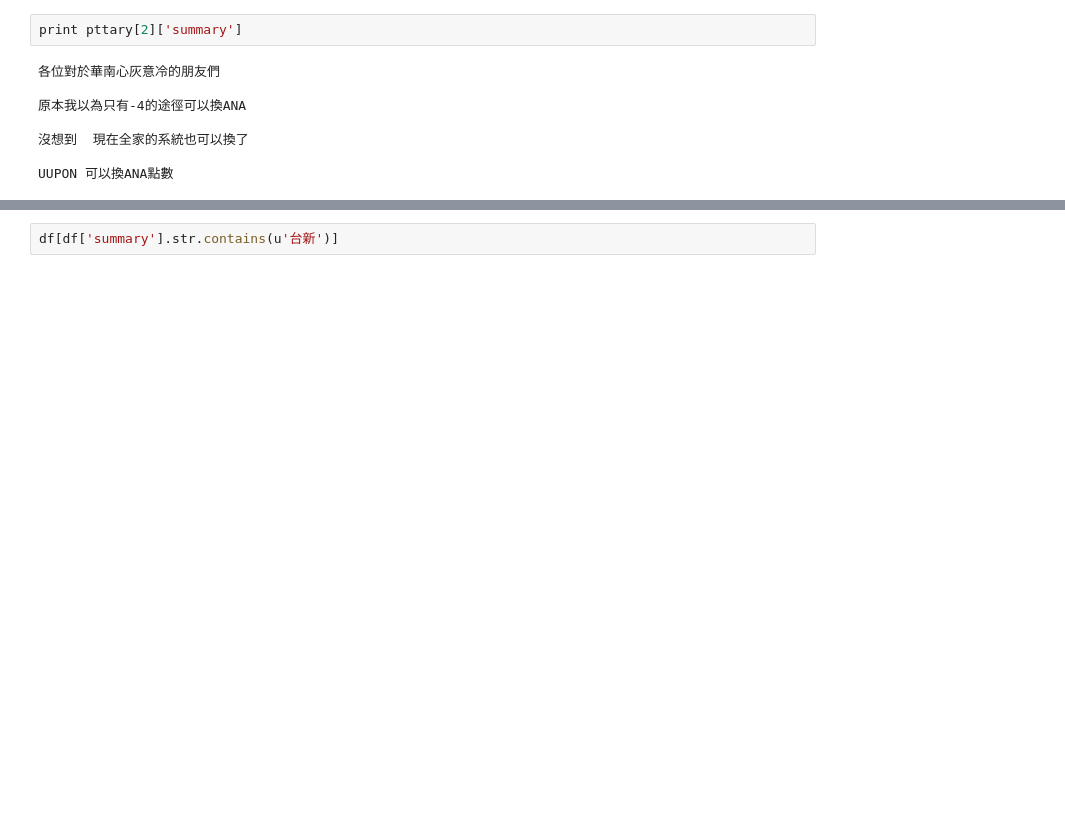
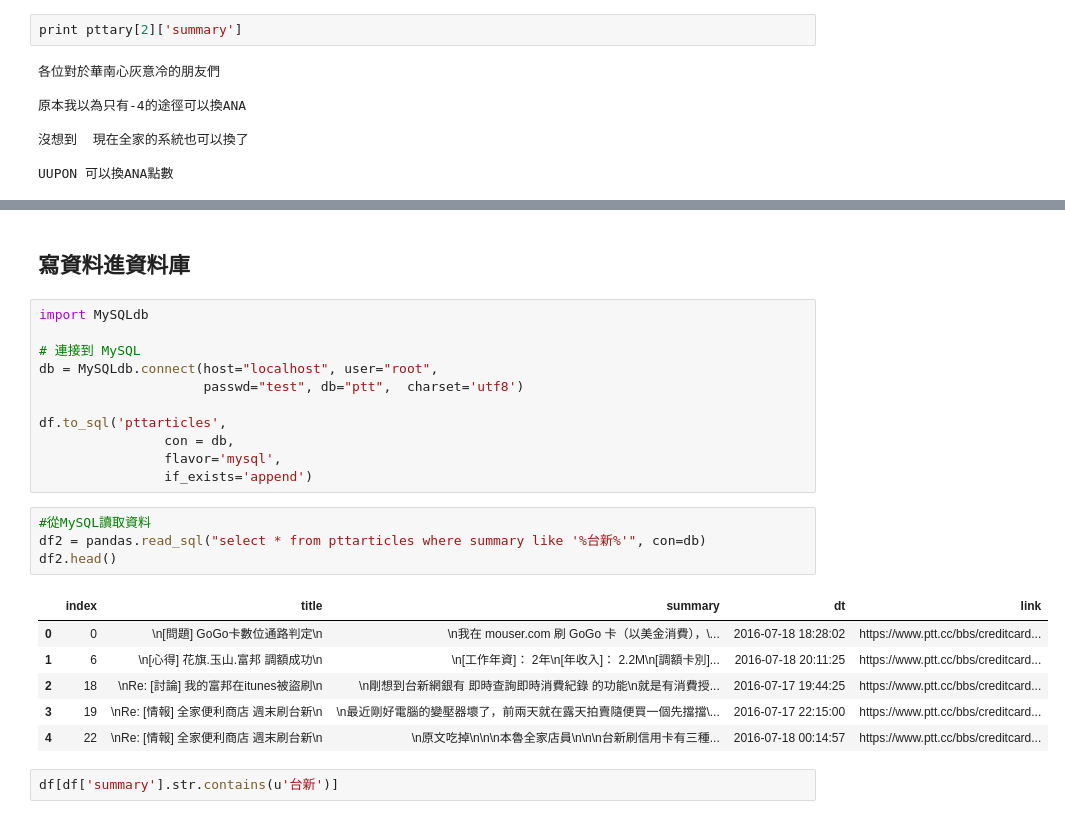
Before and after one commit to ywchiu/pyfintech, a Jupyter notebook: 20160723Demo.ipynb, the cells around one changed output, grey strips where cells are left out. Cells and saved outputs as stored; diff of their text form; blank space fills up the shorter version.

```diff
--- a/20160723Demo.ipynb
+++ b/20160723Demo.ipynb
@@ -586,3 +591,27 @@ df.head()
+# %% [markdown]
+## 寫資料進資料庫
+# %%
+import MySQLdb
+
+# 連接到 MySQL
+db = MySQLdb.connect(host="localhost", user="root",
+                     passwd="test", db="ptt",  charset='utf8')
+
+df.to_sql('pttarticles',
+                con = db,
+                flavor='mysql',
+                if_exists='append')
+# %%
+#從MySQL讀取資料
+df2 = pandas.read_sql("select * from pttarticles where summary like '%台新%'", con=db)
+df2.head()
+# %% [output]
+|  | index | title | summary | dt | link |
+| 0 | 0 | \n[問題] GoGo卡數位通路判定\n | \n我在 mouser.com 刷 GoGo 卡（以美金消費），\... | 2016-07-18 18:28:02 | https://www.ptt.cc/bbs/creditcard... |
+| 1 | 6 | \n[心得] 花旗.玉山.富邦 調額成功\n | \n[工作年資]： 2年\n[年收入]： 2.2M\n[調額卡別]... | 2016-07-18 20:11:25 | https://www.ptt.cc/bbs/creditcard... |
+| 2 | 18 | \nRe: [討論] 我的富邦在itunes被盜刷\n | \n剛想到台新網銀有 即時查詢即時消費紀錄 的功能\n就是有消費授... | 2016-07-17 19:44:25 | https://www.ptt.cc/bbs/creditcard... |
+| 3 | 19 | \nRe: [情報] 全家便利商店 週末刷台新\n | \n最近剛好電腦的變壓器壞了，前兩天就在露天拍賣隨便買一個先擋擋\... | 2016-07-17 22:15:00 | https://www.ptt.cc/bbs/creditcard... |
+| 4 | 22 | \nRe: [情報] 全家便利商店 週末刷台新\n | \n原文吃掉\n\n\n本魯全家店員\n\n\n台新刷信用卡有三種... | 2016-07-18 00:14:57 | https://www.ptt.cc/bbs/creditcard... |
 # %%
 df[df['summary'].str.contains(u'台新')]
 # %% [output]
```
Also changed, not shown: parts of 5 cells of this notebook.
